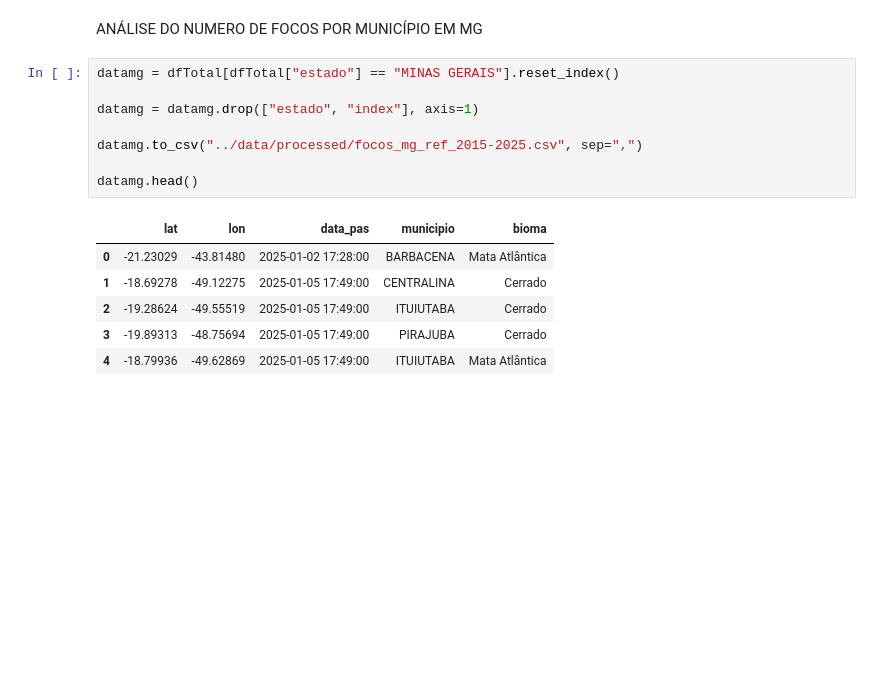
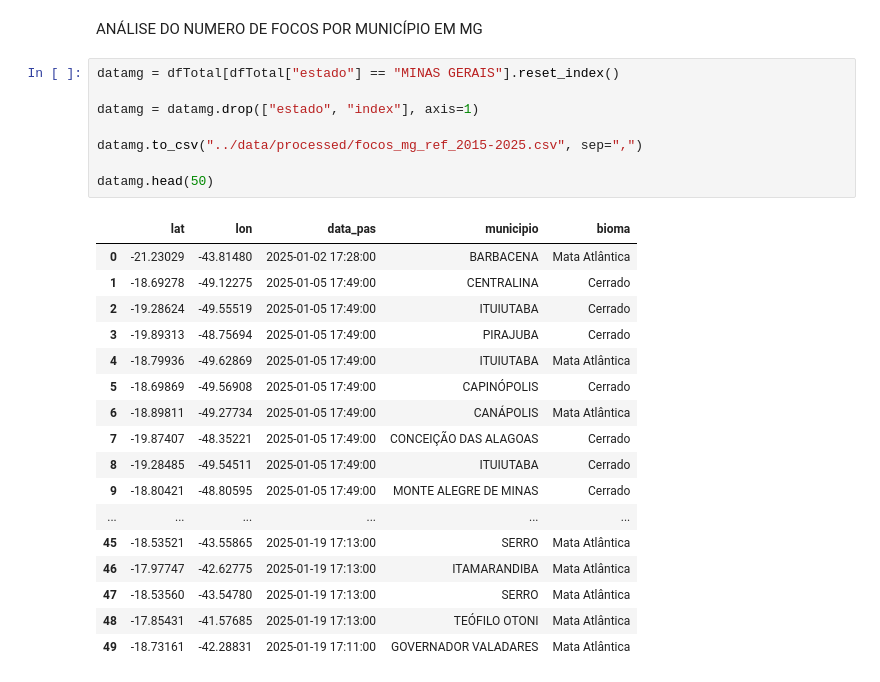
Before and after one commit to jvrezendem/analiseIncendioBR, a Jupyter notebook: notebooks/serieHistorica.ipynb, the cells around one changed output. Saved outputs shown, nothing was run; the diff lists cells and outputs as text; blank space fills up the shorter version.

```diff
--- a/notebooks/serieHistorica.ipynb
+++ b/notebooks/serieHistorica.ipynb
@@ -122,18 +122,29 @@ ANÁLISE DO NUMERO DE FOCOS POR MUNICÍPIO EM MG
 # %%
 datamg = dfTotal[dfTotal["estado"] == "MINAS GERAIS"].reset_index()
 
 datamg = datamg.drop(["estado", "index"], axis=1)
 
 datamg.to_csv("../data/processed/focos_mg_ref_2015-2025.csv", sep=",")
 
-datamg.head()
+datamg.head(50)
 # %% [output]
 |  | lat | lon | data_pas | municipio | bioma |
 | 0 | -21.23029 | -43.81480 | 2025-01-02 17:28:00 | BARBACENA | Mata Atlântica |
 | 1 | -18.69278 | -49.12275 | 2025-01-05 17:49:00 | CENTRALINA | Cerrado |
 | 2 | -19.28624 | -49.55519 | 2025-01-05 17:49:00 | ITUIUTABA | Cerrado |
 | 3 | -19.89313 | -48.75694 | 2025-01-05 17:49:00 | PIRAJUBA | Cerrado |
 | 4 | -18.79936 | -49.62869 | 2025-01-05 17:49:00 | ITUIUTABA | Mata Atlântica |
+| 5 | -18.69869 | -49.56908 | 2025-01-05 17:49:00 | CAPINÓPOLIS | Cerrado |
+| 6 | -18.89811 | -49.27734 | 2025-01-05 17:49:00 | CANÁPOLIS | Mata Atlântica |
+| 7 | -19.87407 | -48.35221 | 2025-01-05 17:49:00 | CONCEIÇÃO DAS ALAGOAS | Cerrado |
+| 8 | -19.28485 | -49.54511 | 2025-01-05 17:49:00 | ITUIUTABA | Cerrado |
+| 9 | -18.80421 | -48.80595 | 2025-01-05 17:49:00 | MONTE ALEGRE DE MINAS | Cerrado |
+| ... | ... | ... | ... | ... | ... |
+| 45 | -18.53521 | -43.55865 | 2025-01-19 17:13:00 | SERRO | Mata Atlântica |
+| 46 | -17.97747 | -42.62775 | 2025-01-19 17:13:00 | ITAMARANDIBA | Mata Atlântica |
+| 47 | -18.53560 | -43.54780 | 2025-01-19 17:13:00 | SERRO | Mata Atlântica |
+| 48 | -17.85431 | -41.57685 | 2025-01-19 17:13:00 | TEÓFILO OTONI | Mata Atlântica |
+| 49 | -18.73161 | -42.28831 | 2025-01-19 17:11:00 | GOVERNADOR VALADARES | Mata Atlântica |
 # %%
 dataMunicipiosMG = datamg["municipio"].value_counts().reset_index()
 dataMunicipiosMG.columns = ["Municipio", "Numero_Focos"]
```
Also changed, not shown: parts of 3 cells of this notebook, 1 other file.
